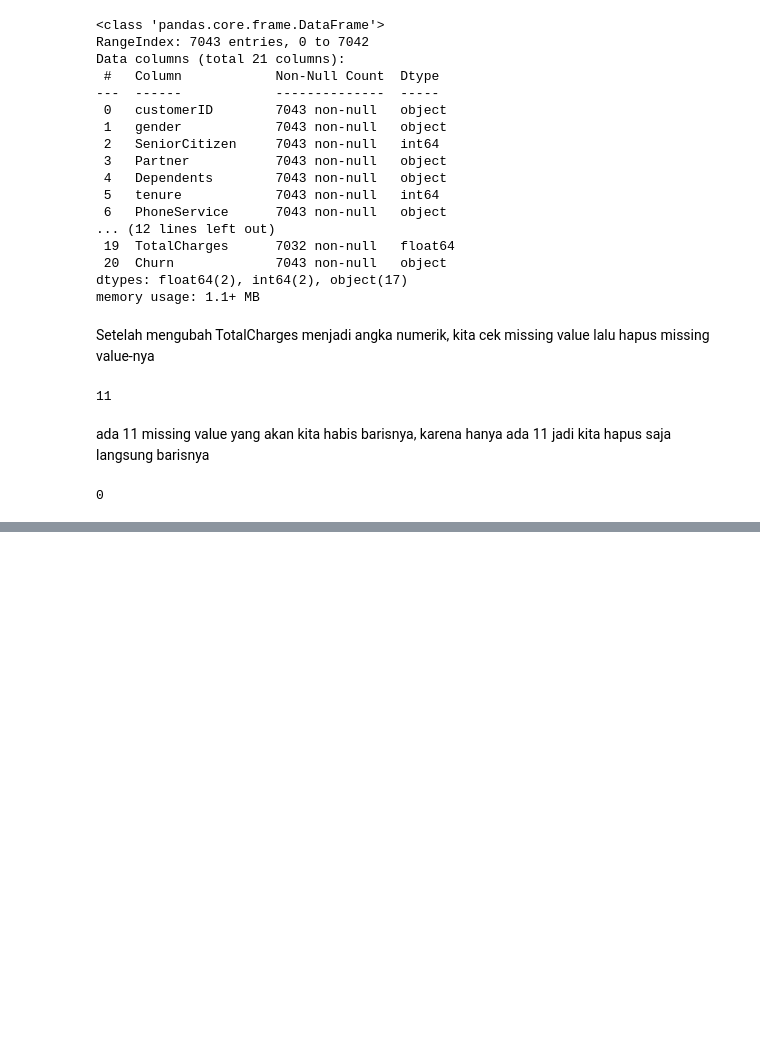
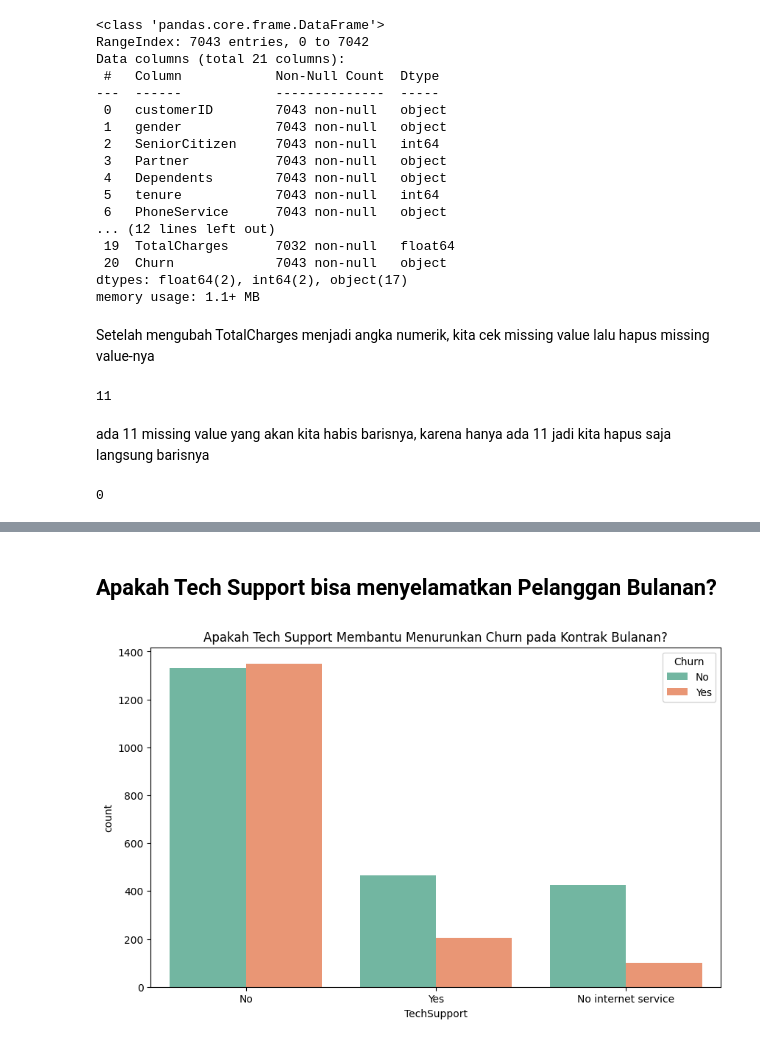
Before and after one commit to FailFudhayl/Telco-Customer-Churn-Prediction, a Jupyter notebook: ChurnPredictionTelko.ipynb, the cells around one changed output, grey strips where cells are left out. Drawn from its saved outputs; the diff is of its cells as text; code cells hidden in the pictures; blank space fills up the shorter version.

```diff
--- a/ChurnPredictionTelko.ipynb
+++ b/ChurnPredictionTelko.ipynb
@@ -134,0 +200,10 @@ print(df['TotalCharges'].isnull().sum())
+# %% [markdown]
+## Apakah Tech Support bisa menyelamatkan Pelanggan Bulanan?
+# %%
+plt.figure(figsize=(10, 6))
+sns.countplot(data=df[df['Contract'] == 'Month-to-month'],
+            x='TechSupport', hue='Churn', palette='Set2')
+plt.title('Apakah Tech Support Membantu Menurunkan Churn pada Kontrak Bulanan?')
+plt.show()
+# %% [output]
+[figure, added]
```
Also changed, not shown: parts of 17 cells of this notebook.
